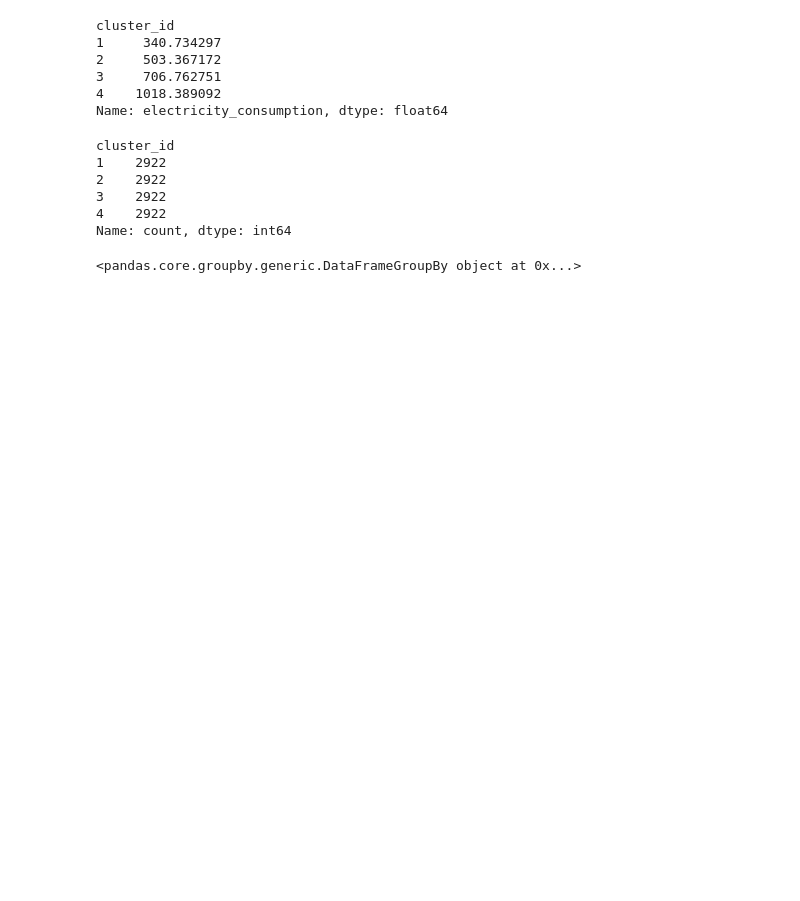
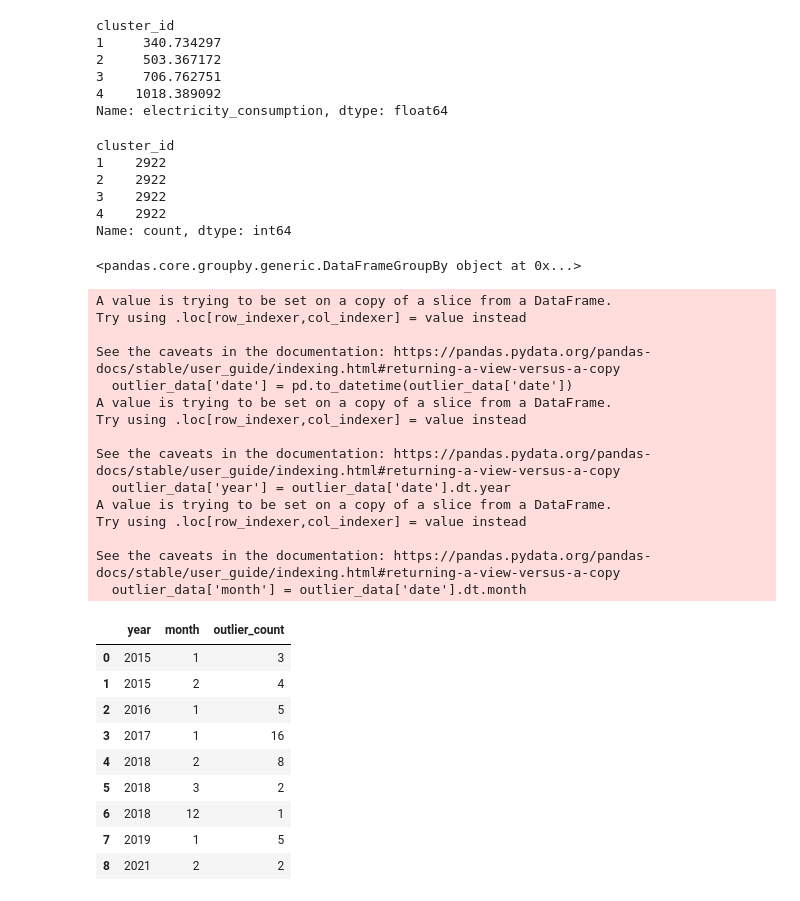
Before and after one commit to petery05/seleksiCFDSA17, a Jupyter notebook: nyoba.ipynb, the cells around one changed output. Saved outputs shown, nothing was run; the diff lists cells and outputs as text; code cells hidden in the pictures; blank space fills up the shorter version.

```diff
--- a/nyoba.ipynb
+++ b/nyoba.ipynb
@@ -46,3 +46,48 @@ cluster_1
 <pandas.core.groupby.generic.DataFrameGroupBy object at 0x...>
 # %%
 train.groupby("cluster_id")[["apparent_temperature_max", "apparent_temperature_min"]].describe()
+# %%
+Q1 = train['electricity_consumption'].quantile(0.25)
+Q3 = train['electricity_consumption'].quantile(0.75)
+IQR = Q3 - Q1
+
+# Ambang batas outlier
+lower_bound = Q1 - 1.5 * IQR
+upper_bound = Q3 + 1.5 * IQR
+
+# Data yang termasuk outlier
+outlier_data = train[(train['electricity_consumption'] < lower_bound) | (train['electricity_consumption'] > upper_bound)]
+
+outlier_data['date'] = pd.to_datetime(outlier_data['date'])
+outlier_data['year'] = outlier_data['date'].dt.year
+outlier_data['month'] = outlier_data['date'].dt.month
+
+outlier_grouped = outlier_data.groupby(['year', 'month']).size().reset_index(name='outlier_count')
+
+outlier_grouped
+# %% [output]
+A value is trying to be set on a copy of a slice from a DataFrame.
+Try using .loc[row_indexer,col_indexer] = value instead
+
+See the caveats in the documentation: https://pandas.pydata.org/pandas-docs/stable/user_guide/indexing.html#returning-a-view-versus-a-copy
+  outlier_data['date'] = pd.to_datetime(outlier_data['date'])
+A value is trying to be set on a copy of a slice from a DataFrame.
+Try using .loc[row_indexer,col_indexer] = value instead
+
+See the caveats in the documentation: https://pandas.pydata.org/pandas-docs/stable/user_guide/indexing.html#returning-a-view-versus-a-copy
+  outlier_data['year'] = outlier_data['date'].dt.year
+A value is trying to be set on a copy of a slice from a DataFrame.
+Try using .loc[row_indexer,col_indexer] = value instead
+
+See the caveats in the documentation: https://pandas.pydata.org/pandas-docs/stable/user_guide/indexing.html#returning-a-view-versus-a-copy
+  outlier_data['month'] = outlier_data['date'].dt.month
+|  | year | month | outlier_count |
+| 0 | 2015 | 1 | 3 |
+| 1 | 2015 | 2 | 4 |
+| 2 | 2016 | 1 | 5 |
+| 3 | 2017 | 1 | 16 |
+| 4 | 2018 | 2 | 8 |
+| 5 | 2018 | 3 | 2 |
+| 6 | 2018 | 12 | 1 |
+| 7 | 2019 | 1 | 5 |
+| 8 | 2021 | 2 | 2 |
```
Also changed, not shown: 5 other files.
